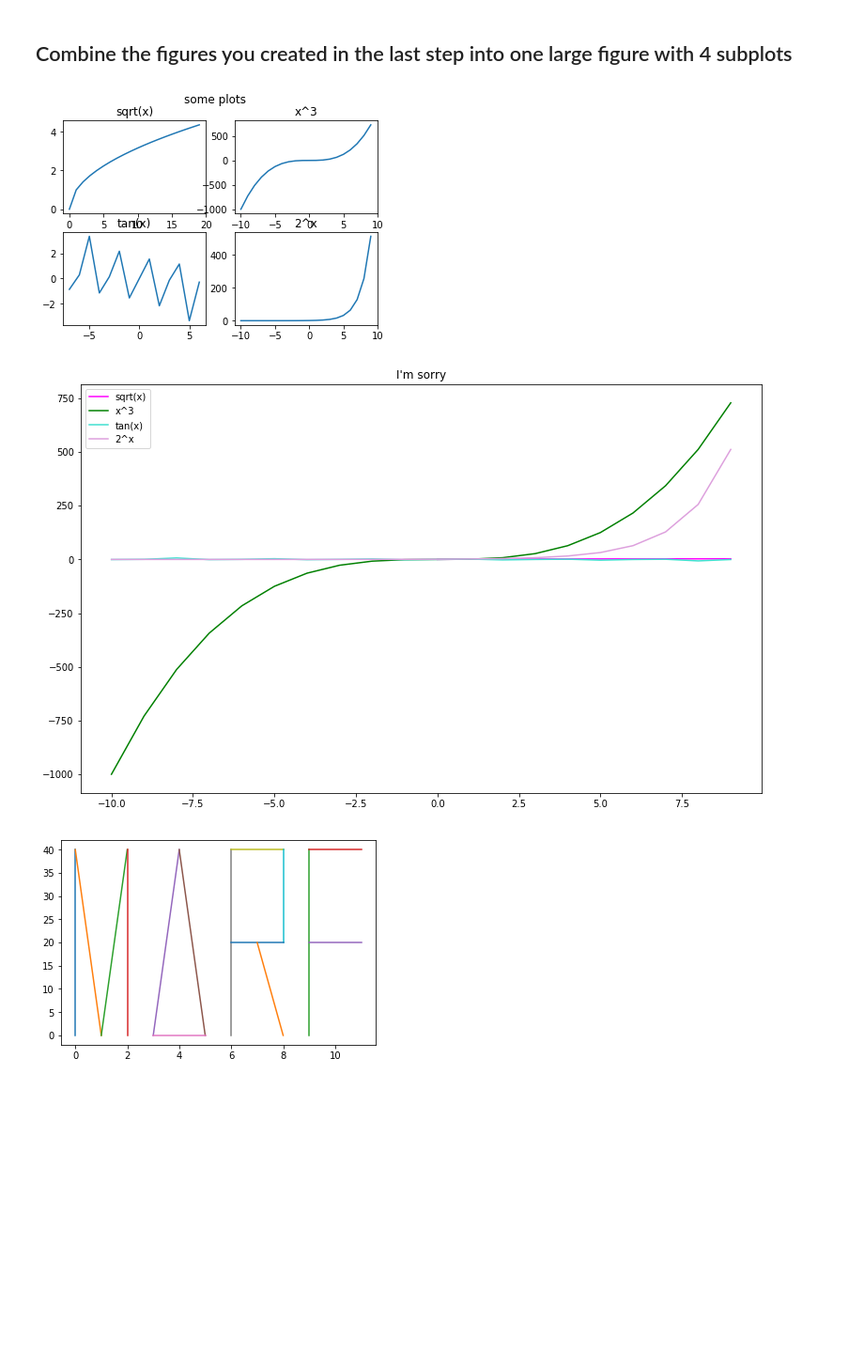
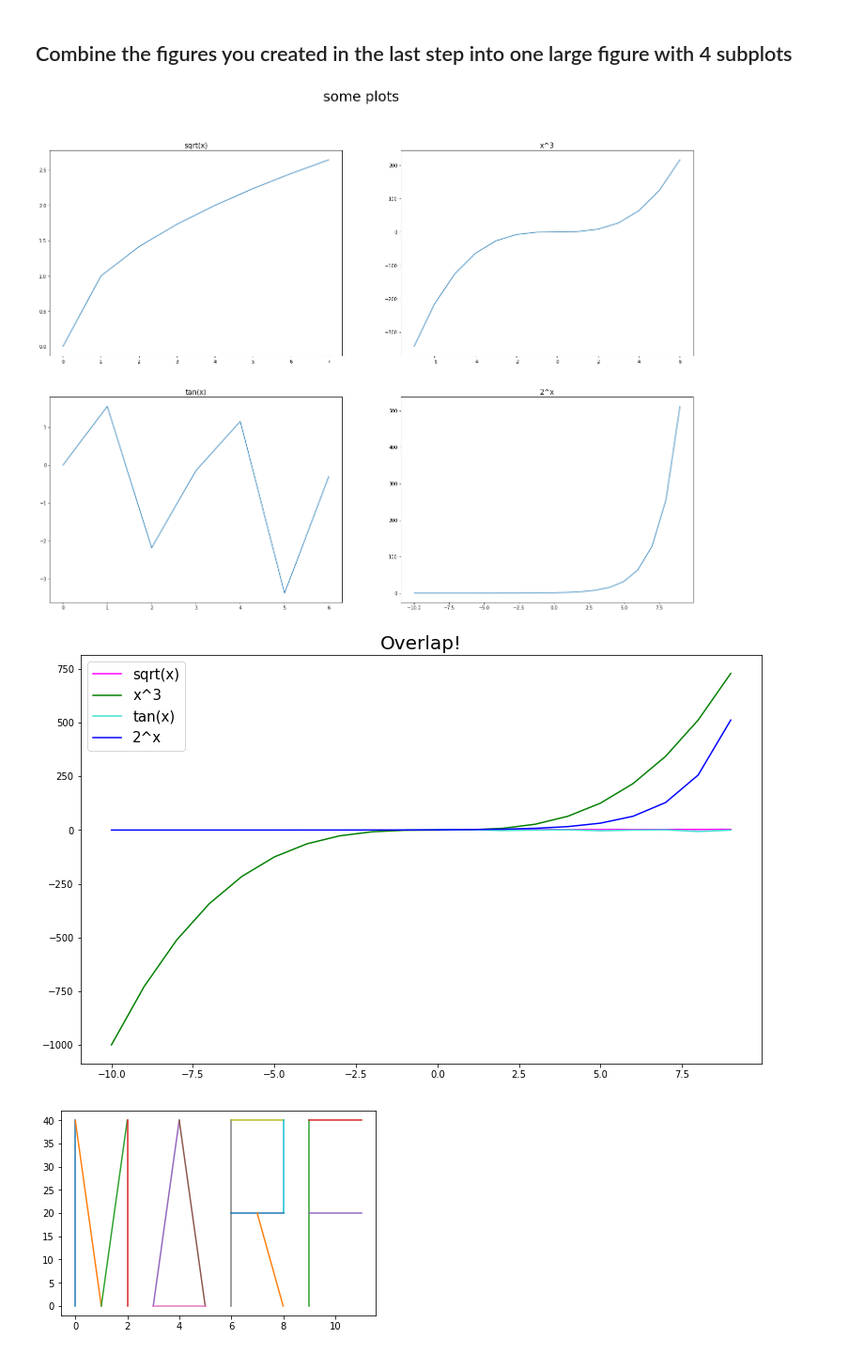
Before and after one commit to madeleinecapper/python-exercises, a Jupyter notebook: 4.6.1_matplotlib_exercises.ipynb, the cells around one changed output. Shown at 94% size. Cells and saved outputs as stored; diff of their text form; code cells hidden in the pictures; blank space fills up the shorter version.

```diff
--- a/4.6.1_matplotlib_exercises.ipynb
+++ b/4.6.1_matplotlib_exercises.ipynb
@@ -50,52 +52,52 @@ plt.show()
 ## Combine the figures you created in the last step into one large figure with 4 subplots
 # %%
 from math import tan
-x1 = range(0,20)
-x2 = range(-10,10)
-x3 = range(-7, 7)
+x1 = range(0,8)
+x2 = range(-7,7)
+x3 = range(0, 7)
 x4 = range(-10,10)
 y1 = [n ** 0.5 for n in x1]
 y2 = [n ** 3 for n in x2]
 y3 = [tan(n) for n in x3]
 y4 = [2 ** n for n in x4]
 
+plt.figure(figsize = (25,18))
+
 plt.subplot(221)
 plt.plot(x1,y1)
-plt.title('sqrt(x)')
+plt.title('sqrt(x)', fontsize = 15)
 plt.subplot(222)
 plt.plot(x2,y2)
-plt.title('x^3')
+plt.title('x^3', fontsize = 15)
 plt.subplot(223)
 plt.plot(x3,y3)
-plt.title('tan(x)')
+plt.title('tan(x)', fontsize = 15)
 plt.subplot(224)
 plt.plot(x4,y4)
-plt.title('2^x')
-plt.suptitle('some plots')
+plt.title('2^x', fontsize = 15)
+plt.suptitle('some plots', fontsize = 30)
 
 plt.show()
 # %% [output]
-[figure, old version]
+[figure, new version]
 # %%
 from math import tan
 x1 = range(0,10)
 x2 = range(-10,10)
-x3 = range(-10, 10)
-x4 = range(-10,10)
 y1 = [n ** 0.5 for n in x1]
 y2 = [n ** 3 for n in x2]
-y3 = [tan(n) for n in x3]
-y4 = [2 ** n for n in x4]
+y3 = [tan(n) for n in x1]
+y4 = [2 ** n for n in x2]
 plt.figure(figsize = (13, 8))
 plt.plot(x1,y1, c= 'magenta', label = 'sqrt(x)')
 plt.plot(x2,y2, c = 'green', label = 'x^3')
 plt.plot(x3,y3, c = 'turquoise', label = 'tan(x)')
-plt.plot(x4,y4, c = 'plum', label = '2^x')
-plt.legend(loc = 'upper left')
-plt.title('I\'m sorry')
+plt.plot(x4,y4, c = 'blue', label = '2^x')
+plt.legend(loc = 'upper left', fontsize = 15)
+plt.title('Overlap!', fontsize = 20)
 plt.show()
 # %% [output]
-[figure, old version]
+[figure, new version]
 # %%
 x1, y1 = [0,0],[0,40]
 x2, y2 = [0,1],[40,0]
```
Also changed, not shown: parts of 4 cells of this notebook.
